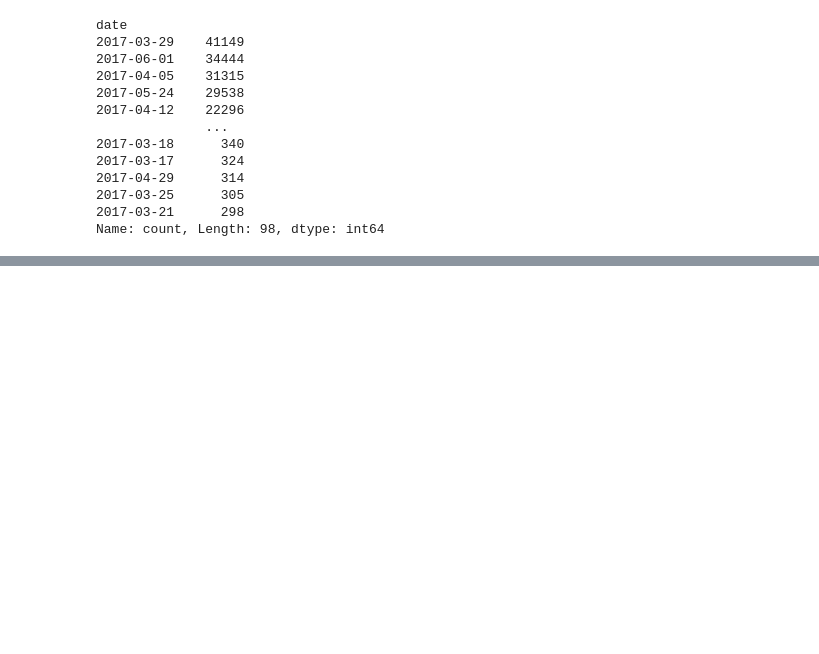
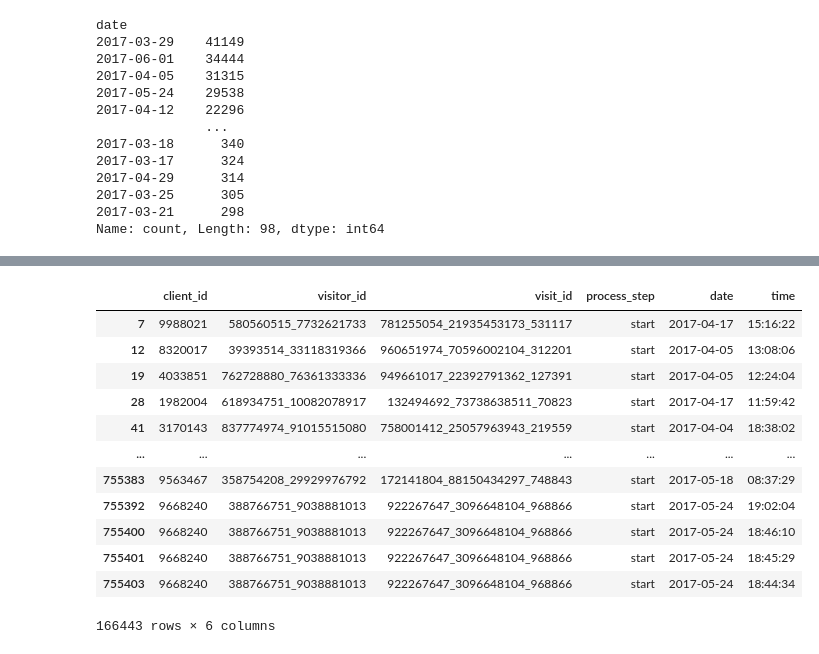
Before and after one commit to SofyMelvill/vanguard-ab-test, a Jupyter notebook: web_data_analysis.ipynb, the cells around one changed output, grey strips where cells are left out. Cells and saved outputs as stored; diff of their text form; code cells hidden in the pictures; blank space fills up the shorter version.

```diff
--- a/web_data_analysis.ipynb
+++ b/web_data_analysis.ipynb
@@ -262,0 +280,17 @@ Name: count, Length: 98, dtype: int64
+# %%
+start_df = df_completed[df_completed["process_step"] == "start"]
+start_df
+# %% [output]
+|  | client_id | visitor_id | visit_id | process_step | date | time |
+| 7 | 9988021 | 580560515_7732621733 | 781255054_21935453173_531117 | start | 2017-04-17 | 15:16:22 |
+| 12 | 8320017 | 39393514_33118319366 | 960651974_70596002104_312201 | start | 2017-04-05 | 13:08:06 |
+| 19 | 4033851 | 762728880_76361333336 | 949661017_22392791362_127391 | start | 2017-04-05 | 12:24:04 |
+| 28 | 1982004 | 618934751_10082078917 | 132494692_73738638511_70823 | start | 2017-04-17 | 11:59:42 |
+| 41 | 3170143 | 837774974_91015515080 | 758001412_25057963943_219559 | start | 2017-04-04 | 18:38:02 |
+| ... | ... | ... | ... | ... | ... | ... |
+| 755383 | 9563467 | 358754208_29929976792 | 172141804_88150434297_748843 | start | 2017-05-18 | 08:37:29 |
+| 755392 | 9668240 | 388766751_9038881013 | 922267647_3096648104_968866 | start | 2017-05-24 | 19:02:04 |
+| 755400 | 9668240 | 388766751_9038881013 | 922267647_3096648104_968866 | start | 2017-05-24 | 18:46:10 |
+| 755401 | 9668240 | 388766751_9038881013 | 922267647_3096648104_968866 | start | 2017-05-24 | 18:45:29 |
+| 755403 | 9668240 | 388766751_9038881013 | 922267647_3096648104_968866 | start | 2017-05-24 | 18:44:34 |
+166443 rows × 6 columns
```
Also changed, not shown: parts of 1 cell of this notebook.
